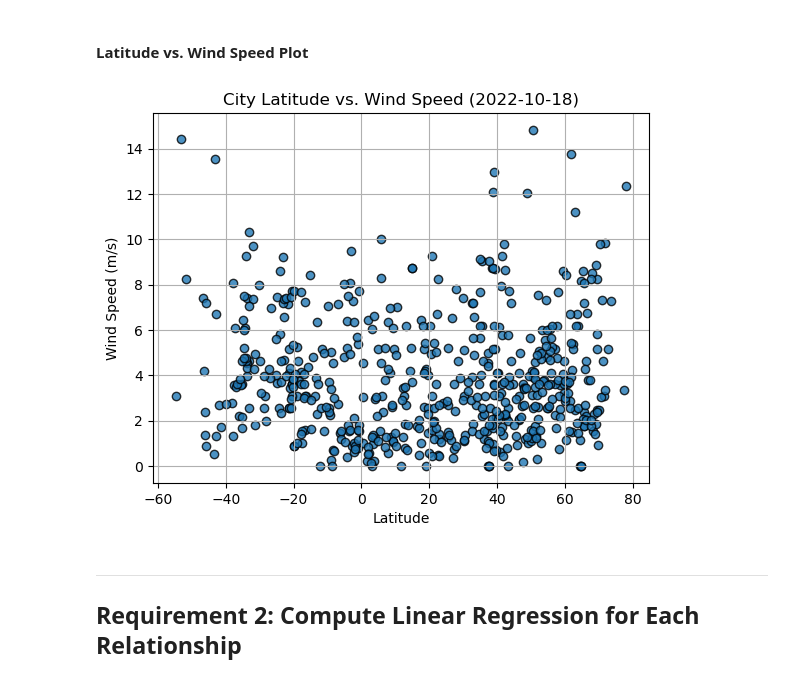
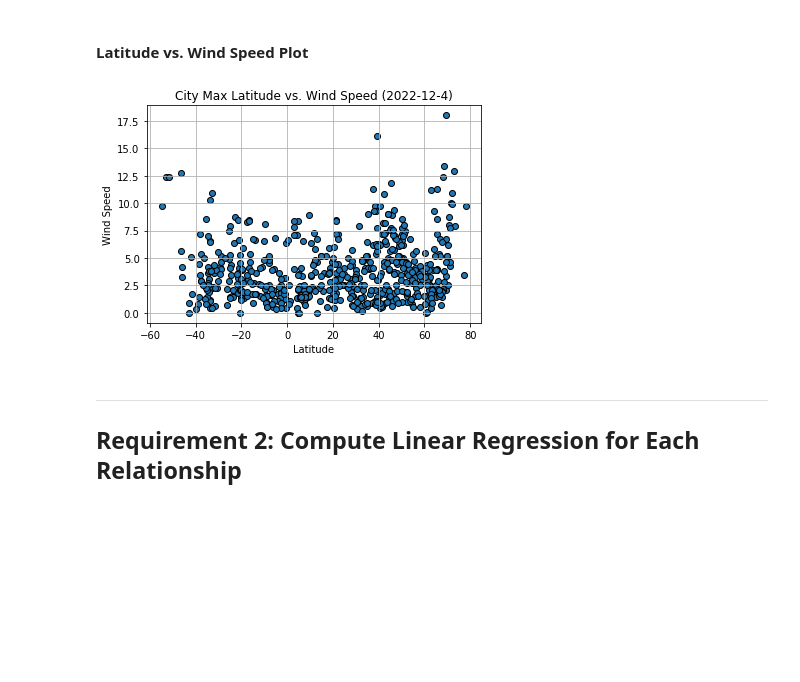
Before and after one commit to tphilippsen/python-api-challenge, a Jupyter notebook: WeatherPy/WeatherPy.ipynb, the cells around one changed output. Saved outputs shown, nothing was run; the diff lists cells and outputs as text; code cells hidden in the pictures; blank space fills up the shorter version.

```diff
--- a/WeatherPy/WeatherPy.ipynb
+++ b/WeatherPy/WeatherPy.ipynb
@@ -250,18 +260,25 @@ plt.show()
 #### Latitude vs. Wind Speed Plot
 # %%
 # Build the scatter plots for latitude vs. wind speed
-# YOUR CODE HERE
+x_series = city_data_df['Lat']
+y_wind = city_data_df['Wind Speed']
+
+plt.scatter(x_series, y_wind, marker='o', edgecolors= 'black')
 
 # Incorporate the other graph properties
-# YOUR CODE HERE
+plt.title('City Max Latitude vs. Wind Speed (2022-12-4)')
+plt.xlabel('Latitude')
+plt.ylabel('Wind Speed')
+plt.grid(True)
+
 
 # Save the figure
 plt.savefig("output_data/Fig4.png")
 
 # Show plot
 plt.show()
 # %% [output]
-[figure, old version]
+[figure, new version]
 # %% [markdown]
 ---
 
```
Also changed, not shown: parts of 36 cells of this notebook, 7 other files.
